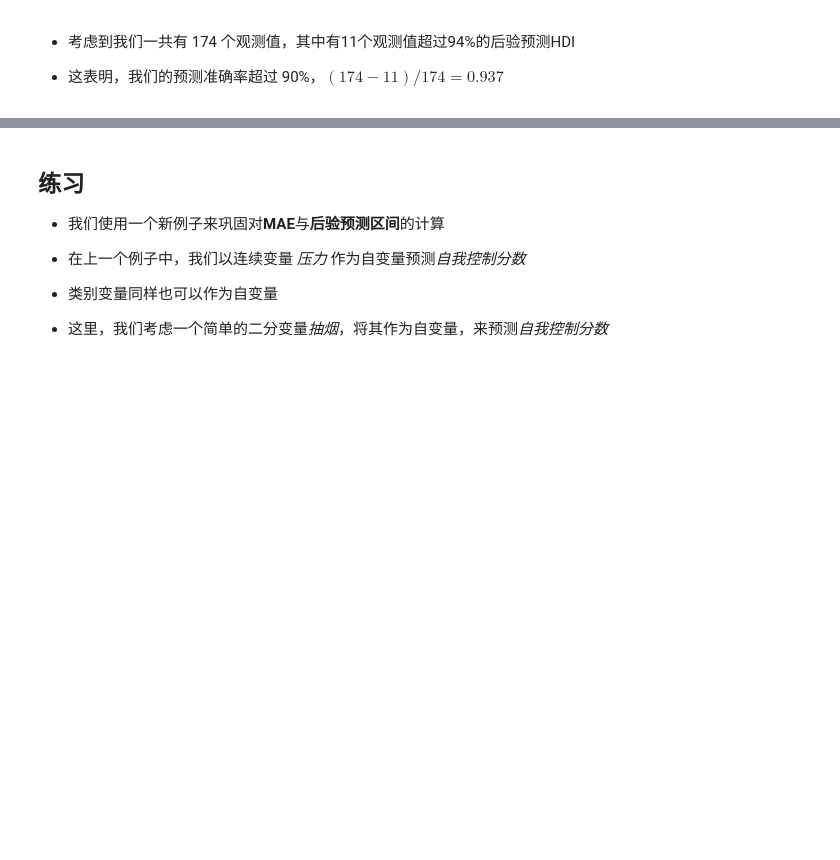
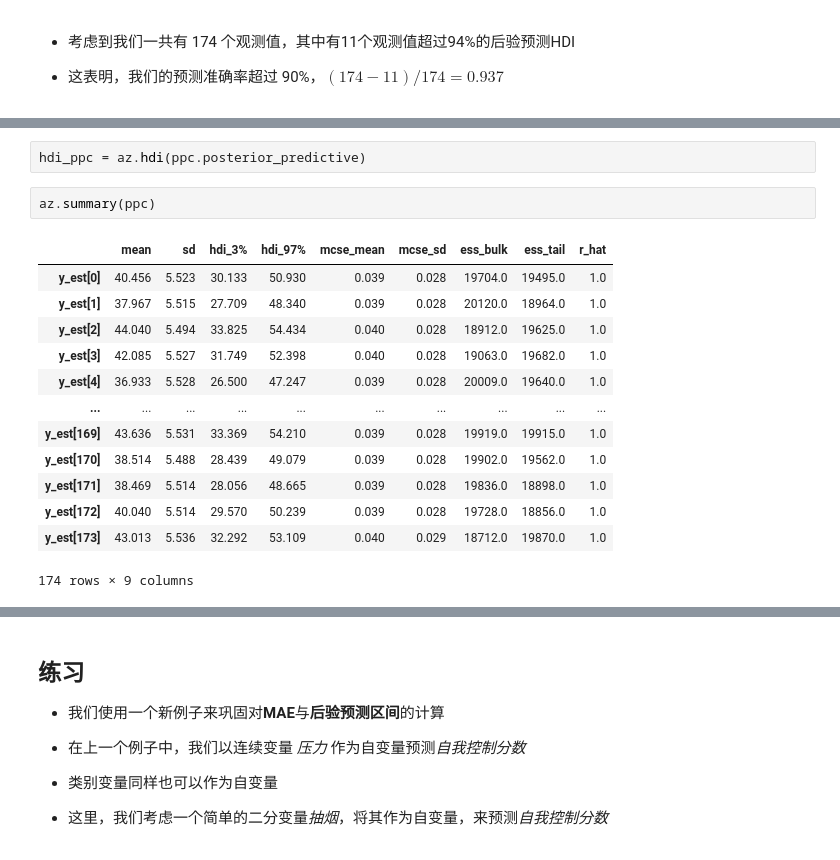
Before and after one commit to Utenna/PyBayesian, a Jupyter notebook: 2023/lin/lec10/lec10_v0.3.ipynb, the cells around one changed output, grey strips where cells are left out. Drawn from its saved outputs; the diff is of its cells as text; blank space fills up the shorter version.

```diff
--- a/2023/lin/lec10/lec10_v0.3.ipynb
+++ b/2023/lin/lec10/lec10_v0.3.ipynb
@@ -658,0 +699,18 @@ print(f"所有超过后验预测范围HDI的数量: {total_number}")
+# %%
+hdi_ppc = az.hdi(ppc.posterior_predictive)
+# %%
+az.summary(ppc)
+# %% [output]
+|  | mean | sd | hdi_3% | hdi_97% | mcse_mean | mcse_sd | ess_bulk | ess_tail | r_hat |
+| y_est[0] | 40.456 | 5.523 | 30.133 | 50.930 | 0.039 | 0.028 | 19704.0 | 19495.0 | 1.0 |
+| y_est[1] | 37.967 | 5.515 | 27.709 | 48.340 | 0.039 | 0.028 | 20120.0 | 18964.0 | 1.0 |
+| y_est[2] | 44.040 | 5.494 | 33.825 | 54.434 | 0.040 | 0.028 | 18912.0 | 19625.0 | 1.0 |
+| y_est[3] | 42.085 | 5.527 | 31.749 | 52.398 | 0.040 | 0.028 | 19063.0 | 19682.0 | 1.0 |
+| y_est[4] | 36.933 | 5.528 | 26.500 | 47.247 | 0.039 | 0.028 | 20009.0 | 19640.0 | 1.0 |
+| ... | ... | ... | ... | ... | ... | ... | ... | ... | ... |
+| y_est[169] | 43.636 | 5.531 | 33.369 | 54.210 | 0.039 | 0.028 | 19919.0 | 19915.0 | 1.0 |
+| y_est[170] | 38.514 | 5.488 | 28.439 | 49.079 | 0.039 | 0.028 | 19902.0 | 19562.0 | 1.0 |
+| y_est[171] | 38.469 | 5.514 | 28.056 | 48.665 | 0.039 | 0.028 | 19836.0 | 18898.0 | 1.0 |
+| y_est[172] | 40.040 | 5.514 | 29.570 | 50.239 | 0.039 | 0.028 | 19728.0 | 18856.0 | 1.0 |
+| y_est[173] | 43.013 | 5.536 | 32.292 | 53.109 | 0.040 | 0.029 | 18712.0 | 19870.0 | 1.0 |
+174 rows × 9 columns
```
Also changed, not shown: parts of 25 cells of this notebook, 5 other files.
